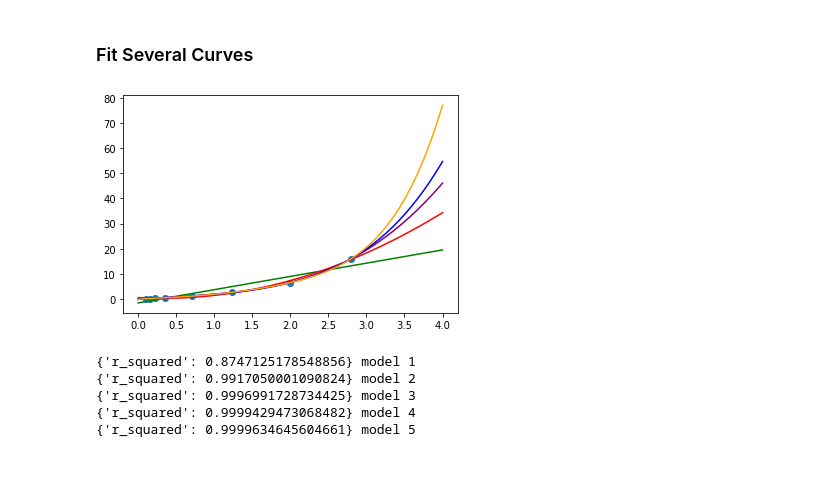
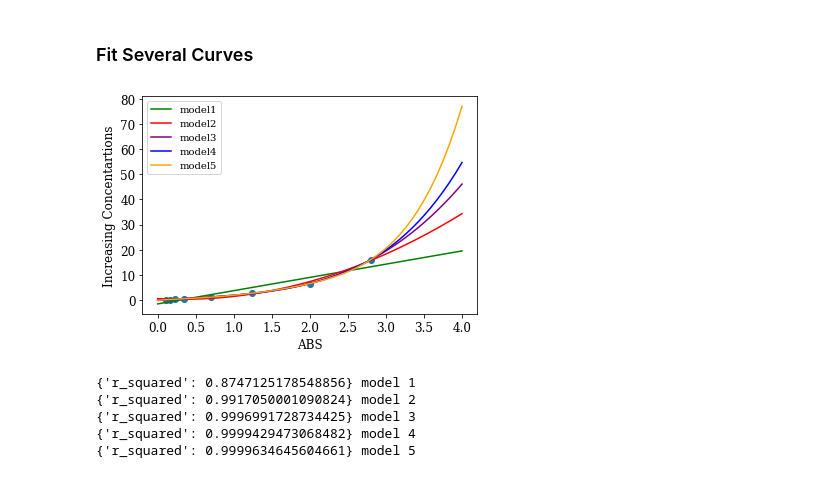
Before and after one commit to jamesleocodes/elisa_bdnf_cortisol, a Jupyter notebook: codes/elisa.ipynb, the cells around one changed output. Drawn from its saved outputs; the diff is of its cells as text; code cells hidden in the pictures.

```diff
--- a/codes/elisa.ipynb
+++ b/codes/elisa.ipynb
@@ -67,28 +61,37 @@ data.plot.scatter(x='STD_2',y='STD_CONC')
 # %%
 # convert data type to fit with poly1d
 x = data['STD_2'].astype(str).astype(float)
 y = data['STD_CONC'].astype(str).astype(float)
 
 # fit polynomial models up to degree 5
 model1 = np.poly1d(np.polyfit(x,y,1))
 model2 = np.poly1d(np.polyfit(x,y,2))
 model3 = np.poly1d(np.polyfit(x,y,3))
 model4 = np.poly1d(np.polyfit(x,y,4))
 model5 = np.poly1d(np.polyfit(x,y,5))
 
 #create scaterplot
 polyline = np.linspace(0, 4, 50)
+plt.xlabel('ABS',fontsize=12)
+plt.xticks(fontsize=12)
+plt.ylabel('Increasing Concentartions',fontsize=12)
+plt.yticks(fontsize=12)
 plt.scatter(x,y)
 
 #add fitted polynomial lines to scatterplot
-plt.plot(polyline,model1(polyline),color='green')
-plt.plot(polyline, model2(polyline),color='red')
-plt.plot(polyline, model3(polyline),color='purple')
-plt.plot(polyline, model4(polyline),color='blue')
-plt.plot(polyline, model5(polyline),color='orange')
+plt.plot(polyline,model1(polyline),color='green',label="model1")
+plt.plot(polyline, model2(polyline),color='red',label='model2')
+plt.plot(polyline, model3(polyline),color='purple',label='model3')
+plt.plot(polyline, model4(polyline),color='blue',label='model4')
+plt.plot(polyline, model5(polyline),color='orange',label='model5')
+plt.xlabel('ABS',fontsize=12)
+plt.xticks(fontsize=12)
+plt.ylabel('Increasing Concentartions',fontsize=12)
+plt.yticks(fontsize=12)
+plt.legend()
 plt.show()
 # %% [output]
-[figure, old version]
+[figure, new version]
 # %%
 # define function to calculate adjusted r-squared
 
```
Also changed, not shown: parts of 7 cells of this notebook.
